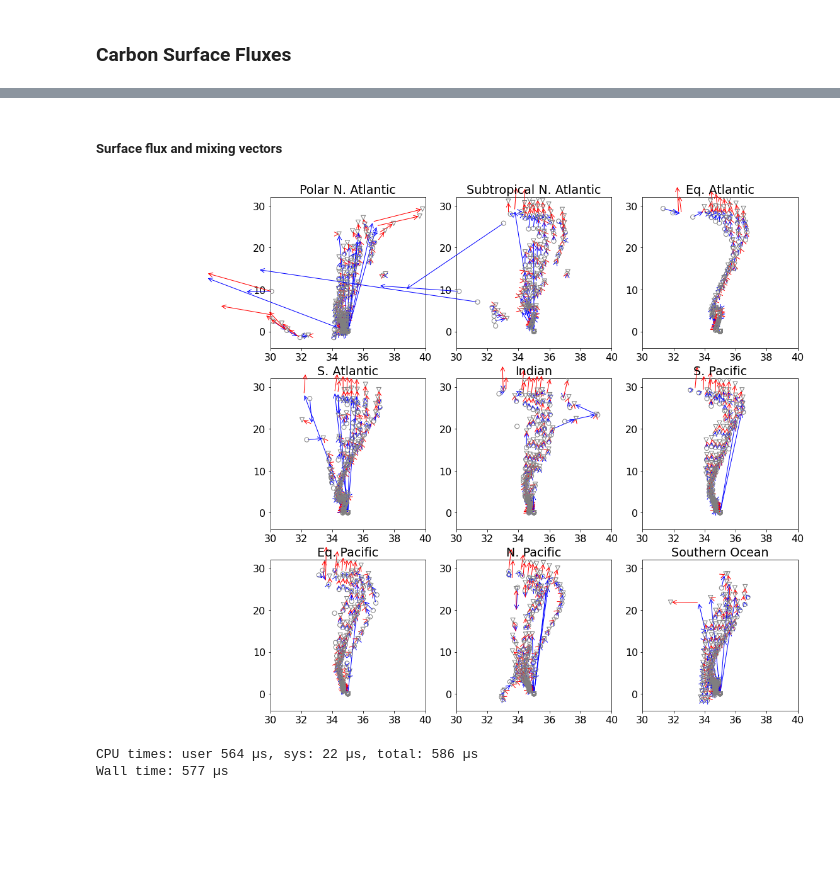
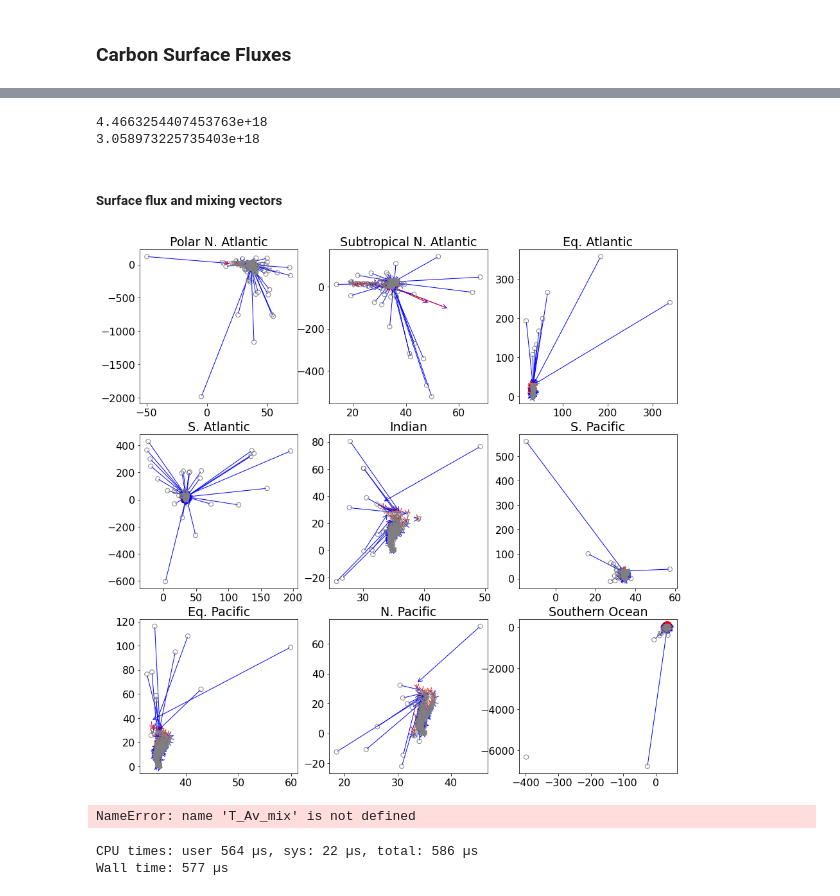
Before and after one commit to taimoorsohail/MTM, a Jupyter notebook: MinMixCarbon.ipynb, the cells around one changed output, grey strips where cells are left out. Drawn from its saved outputs; the diff is of its cells as text; code cells hidden in the pictures; blank space fills up the shorter version.

```diff
--- a/MinMixCarbon.ipynb
+++ b/MinMixCarbon.ipynb
@@ -283,8 +303,8 @@ if globe == False:
 
     for bx in range(Basins.size):
         axs[bx].scatter(SAearly[bx,:],CTearly[bx,:], 10, np.log10(Vearly[bx,:]),cmap=cmap, vmin=minv, vmax=maxv, marker = '.')
-        axs[bx].set_xlim(32,39)
-        axs[bx].set_ylim(-3,32)
+        # axs[bx].set_xlim(32,39)
+        # axs[bx].set_ylim(-3,32)
         axs[bx].set_title(Basins[bx])
         if bx==0 or bx==3 or bx==6:
             axs[bx].set_ylabel('Temperature [$^{\circ}C$]')
@@ -677,0 +753,36 @@ if globe == False:
+# %%
+# %%time
+if globe == False:
+    fig, axs = plt.subplots(3,3, figsize=(15,15), facecolor='w', edgecolor='k')
+    fig.subplots_adjust(hspace = .2, wspace=0.2)
+    axs = axs.ravel()
+    cax = fig.add_axes([0.925, 0.12, 0.02, 0.23])
+
+    minv, maxv = -50,50
+    cmap = plt.cm.bwr
+    norm = plt.Normalize(minv, maxv)
+    sm = plt.cm.ScalarMappable(cmap=cmap, norm=norm)
+    sm.set_array([])
+
+    k=0
+    for i in range(np.array(Basins).size):
+        for j in range(128):
+            # axs[i].scatter(0.5*(flat_S_blc1[k]+flat_S_blc2[k]+35*2), 0.5*(flat_T_blc1[k]+flat_T_blc2[k]), 10, color=cmap(norm(C_Av_adj[k])), zorder=100)
+            axs[i].scatter(0.5*(flat_S_blc1[k]+flat_S_blc2[k]+35*2), 0.5*(flat_T_blc1[k]+flat_T_blc2[k]), 10, color=cmap(norm(dC_Cflux.values.flatten()[k])), zorder=100)
+
+            # axs[i].add_patch(patches.Rectangle((x0[j], y0[j]), w[j], h[j], ec=None, color=cmap(norm(10*S_Av_adj[k]/dyrs))))
+            axs[i].set_xlim(32,39)
+            axs[i].set_ylim(-3,32)
+            axs[i].set_title(Basins[i])
+            axs[i].grid(True)
+            k=k+1
+        if i==0 or i==3 or i==6:
+            axs[i].set_ylabel('Temperature [$^{\circ}C$]')
+        if i==6 or i==7 or i==8:
+            axs[i].set_xlabel('Salinity [$g/kg$]')
+    m = plt.cm.ScalarMappable(cmap='bwr')
+    m.set_clim(minv, maxv)
+    cbar = fig.colorbar(m, cax=cax, orientation='vertical')
+    cbar.set_label('mmol-C/m$^3$')
+    # plt.savefig('Minimisation_9basins_C_star_true.png', dpi=300, bbox_inches='tight')
+    plt.show()
@@ -678,3 +803,9 @@ if globe == False:
+# %%
+print(np.nansum(dC_Cflux.values.flatten()*flat_Vol_blc1))
+print(np.nansum(C_Av_adj*flat_Vol_blc1))
+# %% [output]
+4.4663254407453763e+18
+3.058973225735403e+18
 # %%
 if globe == True:
     minv, maxv = -.05,.05
@@ -697,36 +828,41 @@ if globe == True:
 #%%time
 if globe == False:
     fig, axs = plt.subplots(3,3, figsize=(15,15), facecolor='w', edgecolor='k')
     fig.subplots_adjust(hspace = .2, wspace=0.2)
     axs = axs.ravel()
 
     k=0
     for i in range(np.array(Basins).size):
         for j in range(128):
             axs[i].scatter(flat_S_blc1[k]+35,flat_T_blc1[k],\
                    s=50,\
                   marker = 'o', facecolor='none', edgecolor='grey', label = 't2', zorder=100)
             axs[i].scatter(flat_S_blc2[k]+35,flat_T_blc2[k],\
                    s=50,\
                   marker = 'v', facecolor='none', edgecolor='grey', label = 't1', zorder=100)
             if ~np.isnan(Tmixed[k]) | ~np.isnan(Smixed[k]):
                 axs[i].annotate('', xy=(flat_S_blc1[k]+35, flat_T_blc1[k]), xytext=(Smixed[k]+35, Tmixed[k]),
       arrowprops=dict(arrowstyle="<-", color='blue'))
                 axs[i].annotate('', xy=(Smixed[k]+35, Tmixed[k]), xytext=(Smixed[k]+S_Av_adj[k]+35, Tmixed[k]+T_Av_adj[k]),
       arrowprops=dict(arrowstyle="<-", color='red'))
             else:
                 axs[i].annotate('', xy=(flat_S_blc1[k]+35, flat_T_blc1[k]), xytext=(flat_S_blc1[k]+S_Av_adj[k]+35, flat_T_blc1[k]+T_Av_adj[k]),
       arrowprops=dict(arrowstyle="<-", color='red'))
-            axs[i].set_xlim(30,40)
-            axs[i].set_ylim(-4,32)
+            # axs[i].set_xlim(30,40)
+            # axs[i].set_ylim(-4,32)
             axs[i].set_title(Basins[i])
             k=k+1
 
     # plt.savefig('../../Figures/Minimisation_vectors.png', dpi=300, bbox_inches='tight')
     plt.show()
 # %%
 # %% [output]
-[figure, old version]
+[figure, new version]
+# %%
+plt.plot(T_Av_adj/T_Av_mix*1, '.')
+plt.show()
+# %% [output]
+NameError: name 'T_Av_mix' is not defined
 # %%
 %%time
 plt.figure(figsize=(10,5))
```
Also changed, not shown: parts of 19 cells of this notebook, 23 other files.
